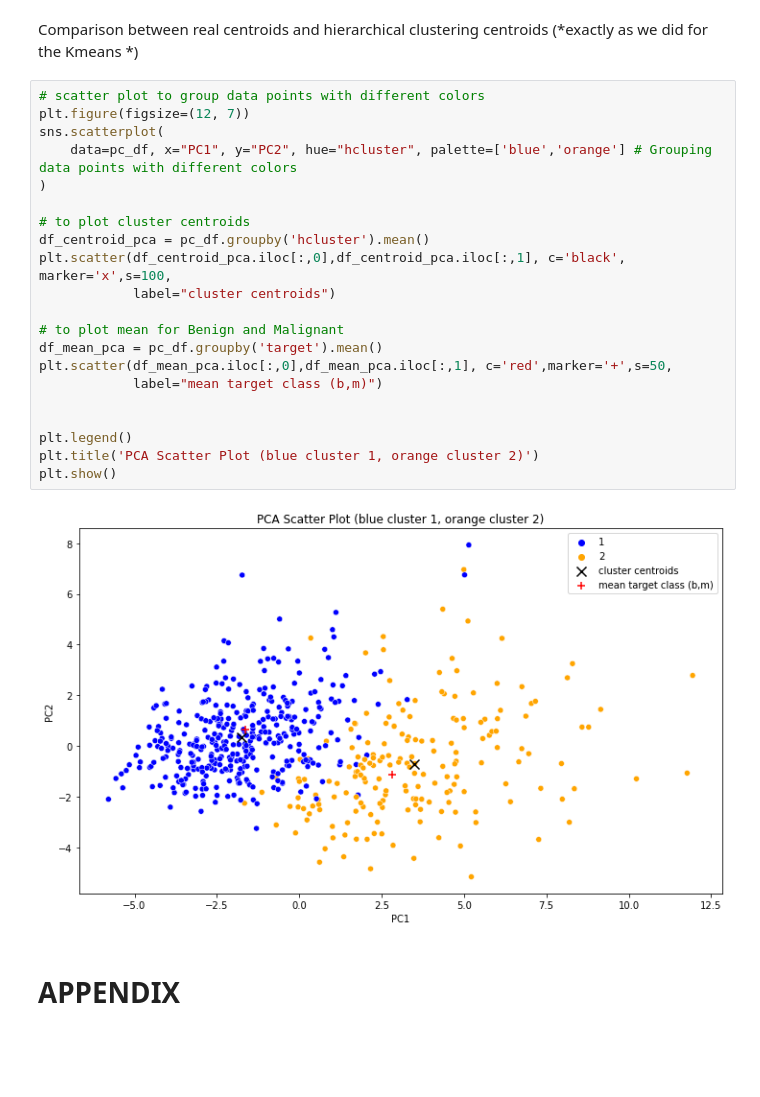
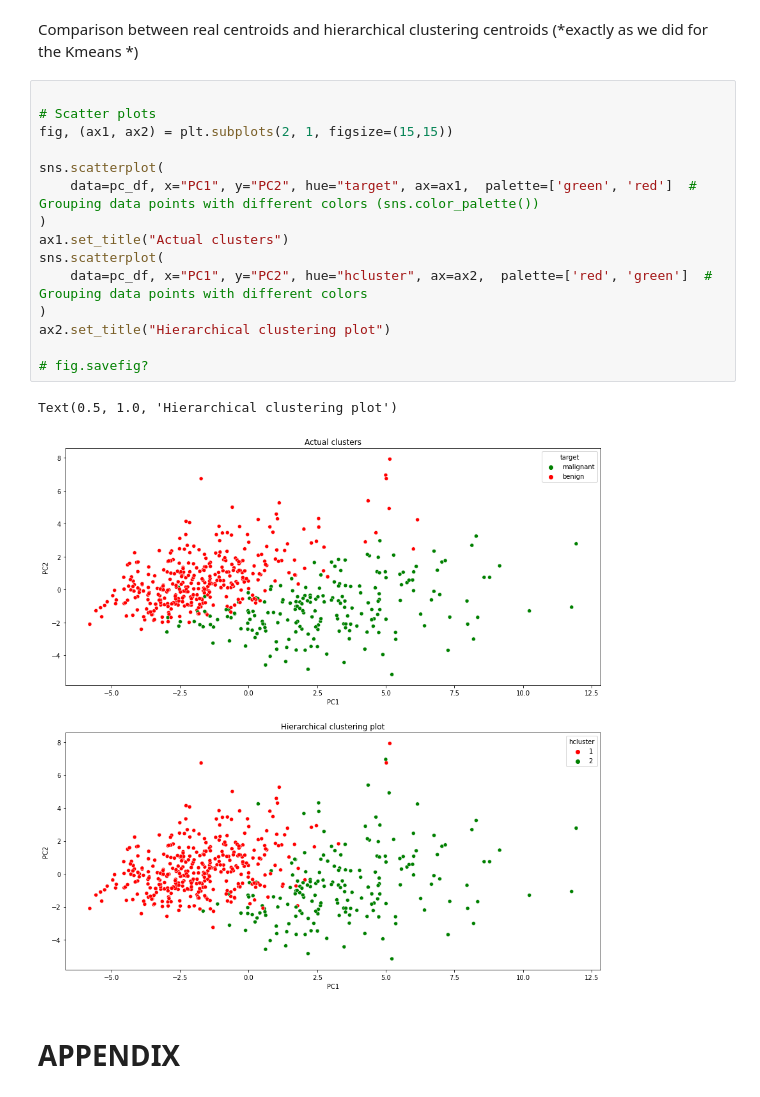
Before and after one commit to EMbeDS-education/SNS-IProML2022, a Jupyter notebook: jupyter/jupyterNotebooks/M2_05BreastCancer_Unsupervised.ipynb, the cells around one changed output. Cells and saved outputs as stored; diff of their text form; blank space fills up the shorter version.

```diff
--- a/jupyter/jupyterNotebooks/M2_05BreastCancer_Unsupervised.ipynb
+++ b/jupyter/jupyterNotebooks/M2_05BreastCancer_Unsupervised.ipynb
@@ -605,28 +621,23 @@ pc_df
 # %% [markdown]
 Comparison between real centroids and hierarchical clustering centroids (*exactly as we did for the Kmeans *)
-# %%
-# scatter plot to group data points with different colors
-plt.figure(figsize=(12, 7))
-sns.scatterplot(
-    data=pc_df, x="PC1", y="PC2", hue="hcluster", palette=['blue','orange'] # Grouping data points with different colors
-)
-
-# to plot cluster centroids
-df_centroid_pca = pc_df.groupby('hcluster').mean()
-plt.scatter(df_centroid_pca.iloc[:,0],df_centroid_pca.iloc[:,1], c='black', marker='x',s=100,
-            label="cluster centroids")
-
-# to plot mean for Benign and Malignant
-df_mean_pca = pc_df.groupby('target').mean()
-plt.scatter(df_mean_pca.iloc[:,0],df_mean_pca.iloc[:,1], c='red',marker='+',s=50,
-            label="mean target class (b,m)")
-
-
-plt.legend()
-plt.title('PCA Scatter Plot (blue cluster 1, orange cluster 2)')
-plt.show()
-# %% [output]
-[figure, removed]
+# %%
+
+# Scatter plots
+fig, (ax1, ax2) = plt.subplots(2, 1, figsize=(15,15))
+
+sns.scatterplot(
+    data=pc_df, x="PC1", y="PC2", hue="target", ax=ax1,  palette=['green', 'red']  # Grouping data points with different colors (sns.color_palette())
+)
+ax1.set_title("Actual clusters")
+sns.scatterplot(
+    data=pc_df, x="PC1", y="PC2", hue="hcluster", ax=ax2,  palette=['red', 'green']  # Grouping data points with different colors
+)
+ax2.set_title("Hierarchical clustering plot")
+
+# fig.savefig?
+# %% [output]
+Text(0.5, 1.0, 'Hierarchical clustering plot')
+[figure, added]
 # %% [markdown]
 # APPENDIX
 # %% [markdown]
```
Also changed, not shown: parts of 18 cells of this notebook.
